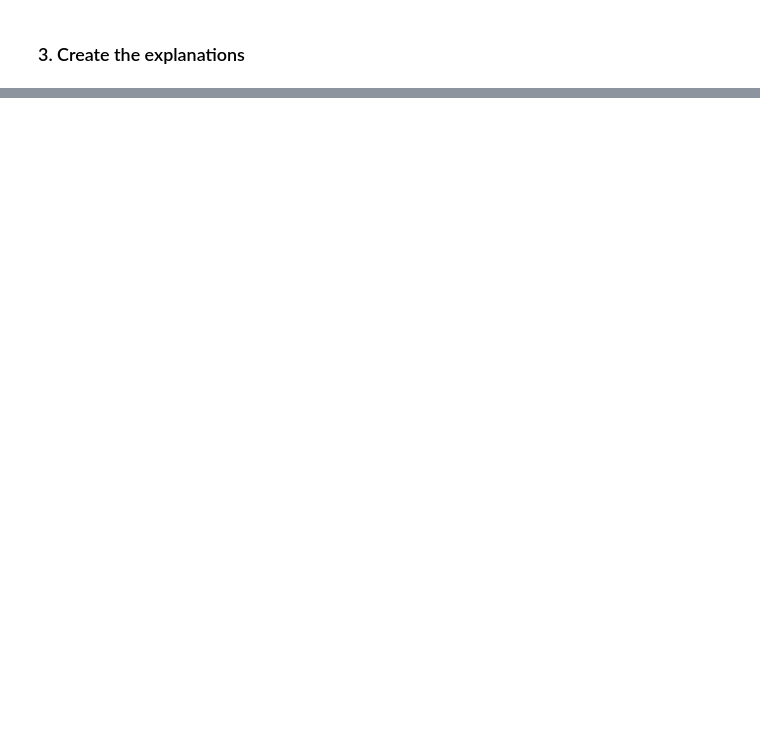
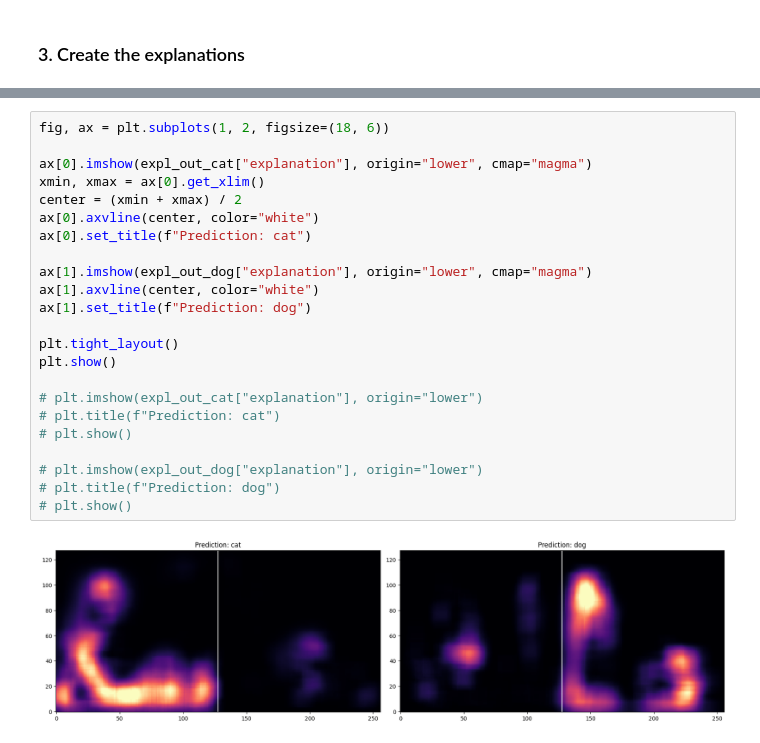
Before and after one commit to LukaVanHoeven/woofsandmeows, a Jupyter notebook: explain.ipynb, the cells around one changed output, grey strips where cells are left out. Cells and saved outputs as stored; diff of their text form; blank space fills up the shorter version.

```diff
--- a/explain.ipynb
+++ b/explain.ipynb
@@ -316,0 +480,25 @@ plt.show()
+# %%
+fig, ax = plt.subplots(1, 2, figsize=(18, 6))
+
+ax[0].imshow(expl_out_cat["explanation"], origin="lower", cmap="magma")
+xmin, xmax = ax[0].get_xlim()
+center = (xmin + xmax) / 2
+ax[0].axvline(center, color="white")
+ax[0].set_title(f"Prediction: cat")
+
+ax[1].imshow(expl_out_dog["explanation"], origin="lower", cmap="magma")
+ax[1].axvline(center, color="white")
+ax[1].set_title(f"Prediction: dog")
+
+plt.tight_layout()
+plt.show()
+
+# plt.imshow(expl_out_cat["explanation"], origin="lower")
+# plt.title(f"Prediction: cat")
+# plt.show()
+
+# plt.imshow(expl_out_dog["explanation"], origin="lower")
+# plt.title(f"Prediction: dog")
+# plt.show()
+# %% [output]
+[figure, added]
```
Also changed, not shown: parts of 16 cells of this notebook, 1 other file.
